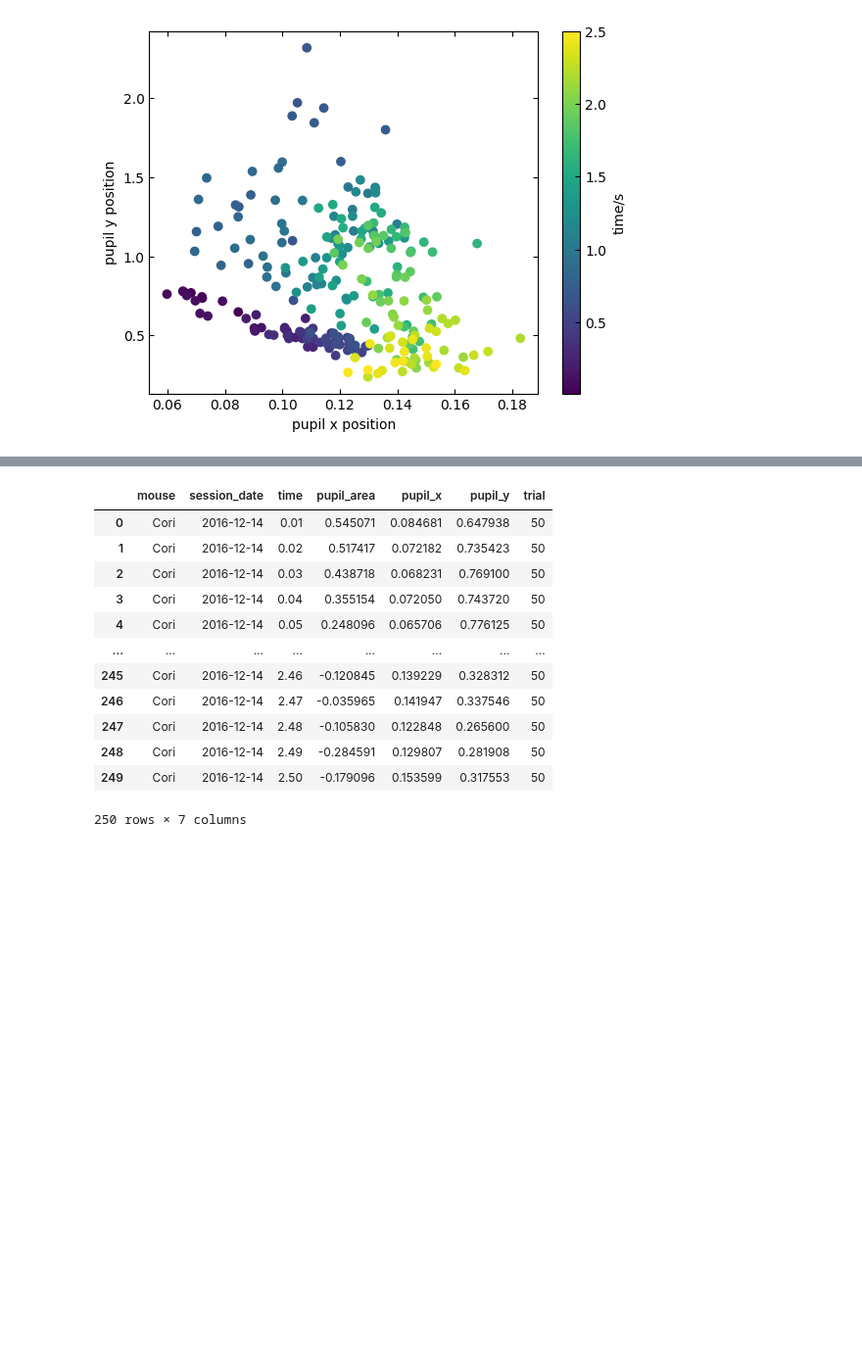
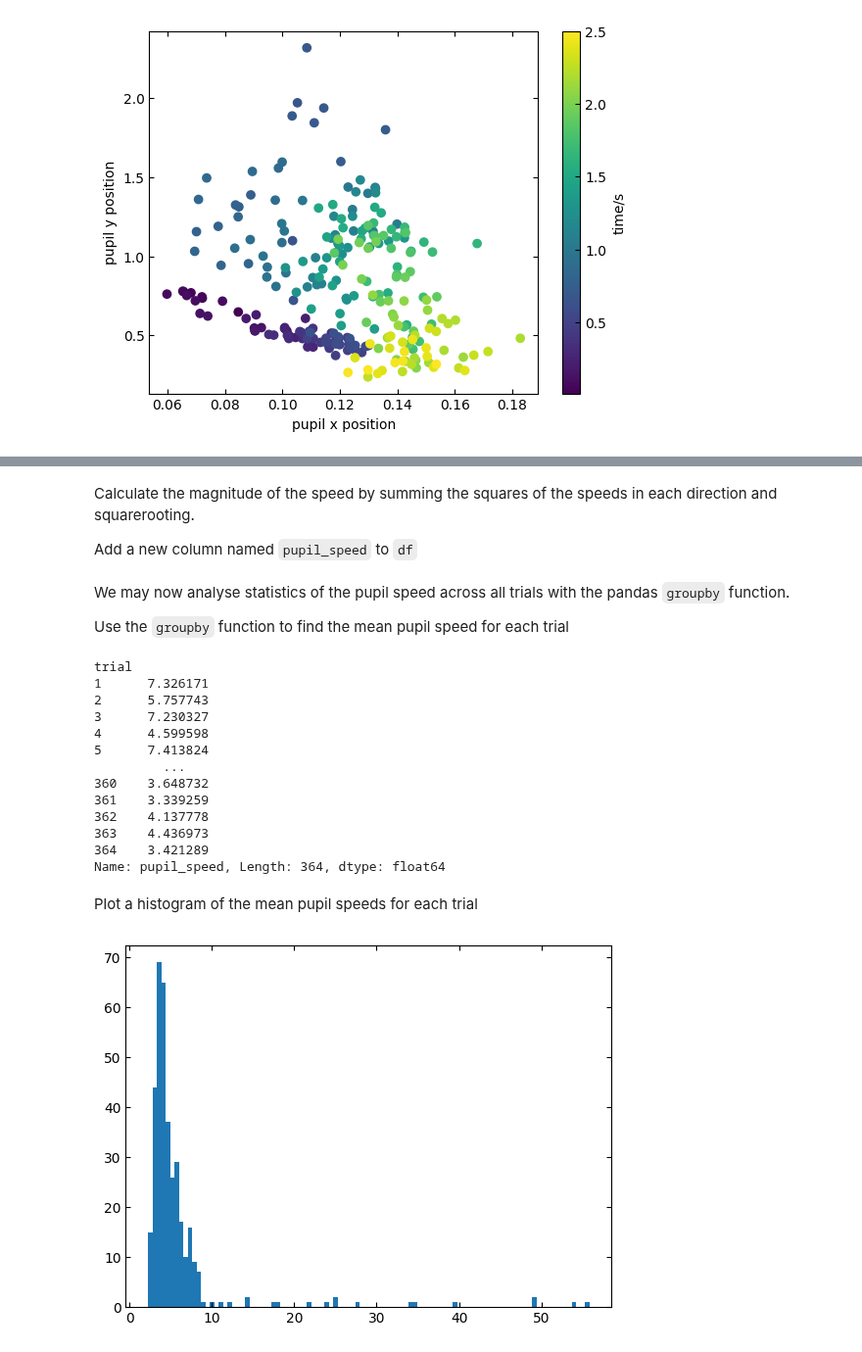
Before and after one commit to ibehave-ibots/iBOTS-Tools, a Jupyter notebook: workshops/python-workshop-1/exercises/ben/Day2-pupil-with-solns.ipynb, the cells around one changed output, grey strips where cells are left out. Shown at 98% size. Drawn from its saved outputs; the diff is of its cells as text; code cells hidden in the pictures; blank space fills up the shorter version.

Commit message:
calculate speeds

```diff
--- a/workshops/python-workshop-1/exercises/ben/Day2-pupil-with-solns.ipynb
+++ b/workshops/python-workshop-1/exercises/ben/Day2-pupil-with-solns.ipynb
@@ -60,0 +90,2 @@ df.describe()
+# %%
+time_difference = df['time'].diff()
@@ -60,0 +94,4 @@ df.describe()
+# %%
+pupil_x_speed = pupil_x_distance/time_difference
+
+df['pupil_x_speed'] = pupil_x_speed
@@ -61,15 +100,34 @@ df.describe()
+# %%
+df['pupil_y_speed'] = df['pupil_y'].diff()/time_difference
+# %% [markdown]
+Calculate the magnitude of the speed by summing the squares of the speeds in each direction and squarerooting.
+
+Add a new column named `pupil_speed` to `df`
+# %%
+df['pupil_speed'] = np.sqrt(df['pupil_y_speed']**2 + df['pupil_x_speed']**2)
+# %% [markdown]
+We may now analyse statistics of the pupil speed across all trials with the pandas `groupby` function.
+
+Use the `groupby` function to find the mean pupil speed for each trial
 # %%
+df.groupby('trial')['pupil_speed'].mean()
 # %% [output]
-|  | mouse | session_date | time | pupil_area | pupil_x | pupil_y | trial |
-| 0 | Cori | 2016-12-14 | 0.01 | 0.545071 | 0.084681 | 0.647938 | 50 |
-| 1 | Cori | 2016-12-14 | 0.02 | 0.517417 | 0.072182 | 0.735423 | 50 |
-| 2 | Cori | 2016-12-14 | 0.03 | 0.438718 | 0.068231 | 0.769100 | 50 |
-| 3 | Cori | 2016-12-14 | 0.04 | 0.355154 | 0.072050 | 0.743720 | 50 |
-| 4 | Cori | 2016-12-14 | 0.05 | 0.248096 | 0.065706 | 0.776125 | 50 |
-| ... | ... | ... | ... | ... | ... | ... | ... |
-| 245 | Cori | 2016-12-14 | 2.46 | -0.120845 | 0.139229 | 0.328312 | 50 |
-| 246 | Cori | 2016-12-14 | 2.47 | -0.035965 | 0.141947 | 0.337546 | 50 |
-| 247 | Cori | 2016-12-14 | 2.48 | -0.105830 | 0.122848 | 0.265600 | 50 |
-| 248 | Cori | 2016-12-14 | 2.49 | -0.284591 | 0.129807 | 0.281908 | 50 |
-| 249 | Cori | 2016-12-14 | 2.50 | -0.179096 | 0.153599 | 0.317553 | 50 |
-250 rows × 7 columns
+trial
+1      7.326171
+2      5.757743
+3      7.230327
+4      4.599598
+5      7.413824
+         ...
+360    3.648732
+361    3.339259
+362    4.137778
+363    4.436973
+364    3.421289
+Name: pupil_speed, Length: 364, dtype: float64
+# %% [markdown]
+Plot a histogram of the mean pupil speeds for each trial
+# %%
+plt.hist(df.groupby('trial')['pupil_speed'].mean(), 100);
+# %% [output]
+[figure, added]
```
Also changed, not shown: parts of 13 cells of this notebook.
